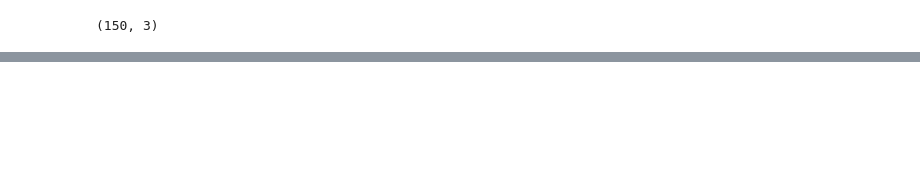
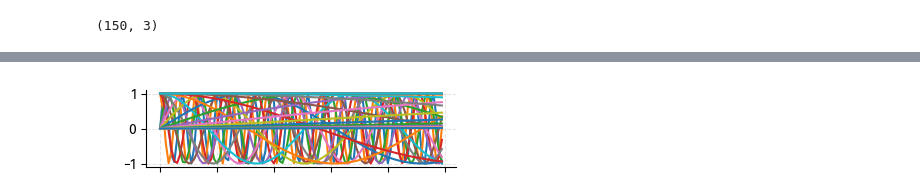
Before and after one commit to cwhy/picojam, a Jupyter notebook: jam/notebooks/14012024.ipynb, the cells around one changed output, grey strips where cells are left out. Saved outputs shown, nothing was run; the diff lists cells and outputs as text; code cells hidden in the pictures; blank space fills up the shorter version.

```diff
--- a/jam/notebooks/14012024.ipynb
+++ b/jam/notebooks/14012024.ipynb
@@ -24,21 +26,19 @@ y_1hot.shape
 def affine(x, W, b):
     return x @ W + b
 
-from bokeh.io import output_notebook, push_notebook, show
 from jax.numpy import arange
 import sys
 sys.path.append('../berries')
 from positional_encoding import get_positional_encoding
 import init_utils, plot_utils
 from init_utils import zerO_init_2D
-from plot_utils import plot_xys
+from plot_utils import plt
 from importlib import reload
 reload(init_utils)
 reload(plot_utils)
-output_notebook()
 
 
-dim_x = 10
+dim_x = 30
 dim_y = 1
 dim_hidden = 5
 n_samples = 100
@@ -47,4 +47,8 @@ n_samples = 100
 Xy_ = get_positional_encoding(n_samples, dim_x+dim_y)
 X_ = Xy_[:, 1:]
 y_ = Xy_[:, 0]
+
+fig, ax = plt.subplots(figsize=(4, 1))
+ax.plot(Xy_)
+ax.grid()
 # %% [output]
@@ -53,3 +55,4 @@ y_ = Xy_[:, 0]
+[figure, added]
 # %%
 def loss_fn(W, b):
     y_pred = affine(X_, W, b)
```
Also changed, not shown: parts of 4 cells of this notebook, 3 other files.
